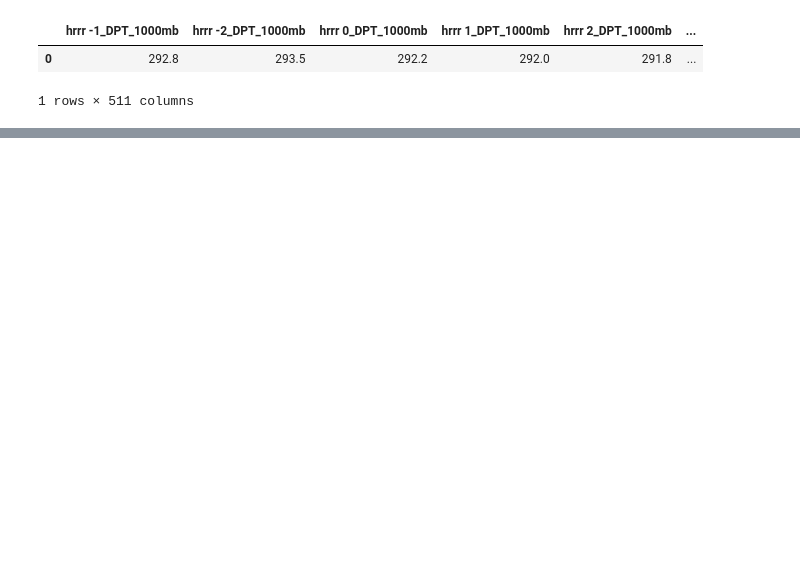
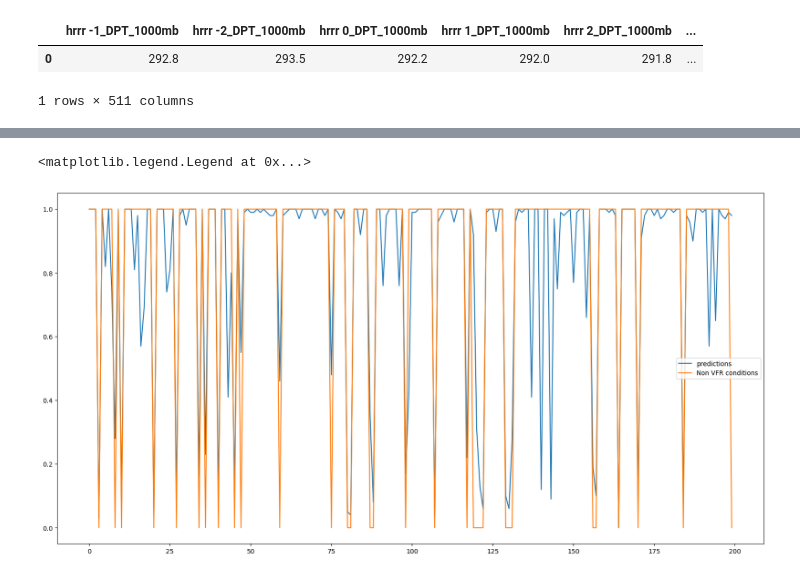
Before and after one commit to bparazin/nwsFlightCategories, a Jupyter notebook: ML prep.ipynb, the cells around one changed output, grey strips where cells are left out. Cells and saved outputs as stored; diff of their text form; code cells hidden in the pictures; blank space fills up the shorter version.

Commit message:
made first draft random forest classifier

```diff
--- a/ML prep.ipynb
+++ b/ML prep.ipynb
@@ -99,7 +97,17 @@ data = make_ml_training_data_set(start_date, end_date, 'kbos', 42.3656, -71.0096
 # %%
-X = data.drop('flight category', axis=1)
-y = data['flight category']
-X_train, X_test, y_train, y_test = train_test_split(X, y, train_size=0.7, random_state=42)
+def data_split(data):
+    y_keys = np.asarray([key for key in data if 'flight category' in key])
+    X = data.drop(y_keys, axis=1)
+    y_list = data[y_keys]
+    return X, y_list
+# %%
+start_date = dt.datetime(year = 2021, month = 1, day = 1, hour = 0, minute = 0)
+end_date = dt.datetime(year = 2021, month = 6, day = 20, hour = 23, minute = 0)
+data = make_ml_training_data_set(start_date, end_date, 'kbos', 42.3656, -71.0096, 'Data/BOS.csv', 'Data/GLAMP data/', 'Data/hrrr/', frequency = 'H')
+# %%
+(X, y_list) = data_split(data)
+y = y_list['flight category 3']
+X_train, X_test, y_train, y_test = train_test_split(X, y, train_size=0.7, random_state=42)
 # %%
 classifier_rf = RandomForestClassifier(random_state=42)
 # %%
@@ -119,0 +128,11 @@ for val in classifier_rf.predict(X_test) - y_test:
+# %%
+prob = classifier_rf.predict_proba(X_test)
+# %%
+fig, ax = plt.subplots(figsize = (20,10))
+k = 200
+ax.plot(prob.T[3][:k], label = 'predictions')
+ax.plot(np.floor(np.asarray(y_test)[:k] / 3), label = 'Non VFR conditions')
+ax.legend()
+# %% [output]
+<matplotlib.legend.Legend at 0x...>
+[figure, added]
```
Also changed, not shown: parts of 6 cells of this notebook.
